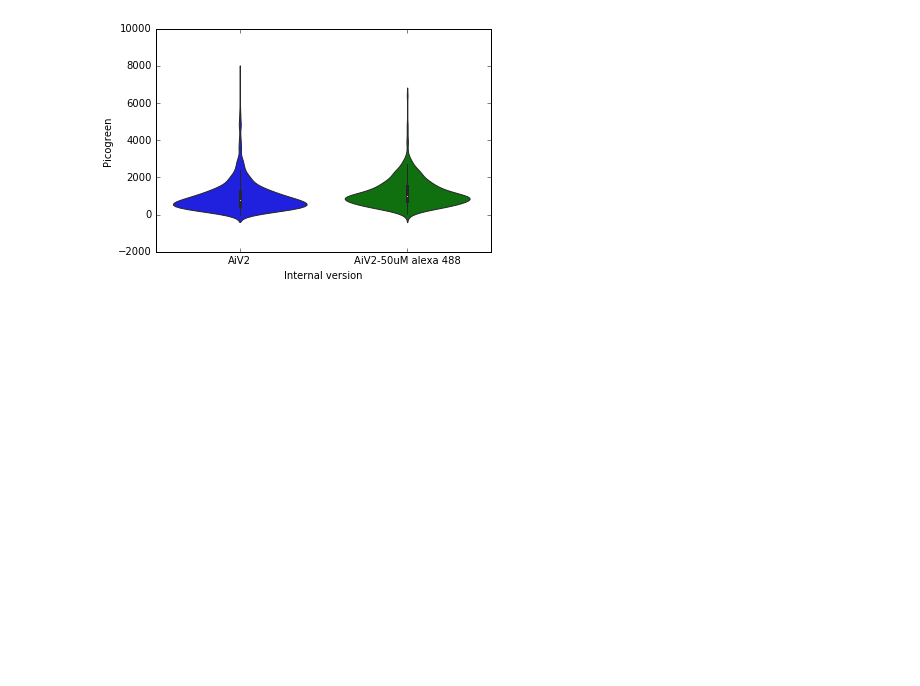
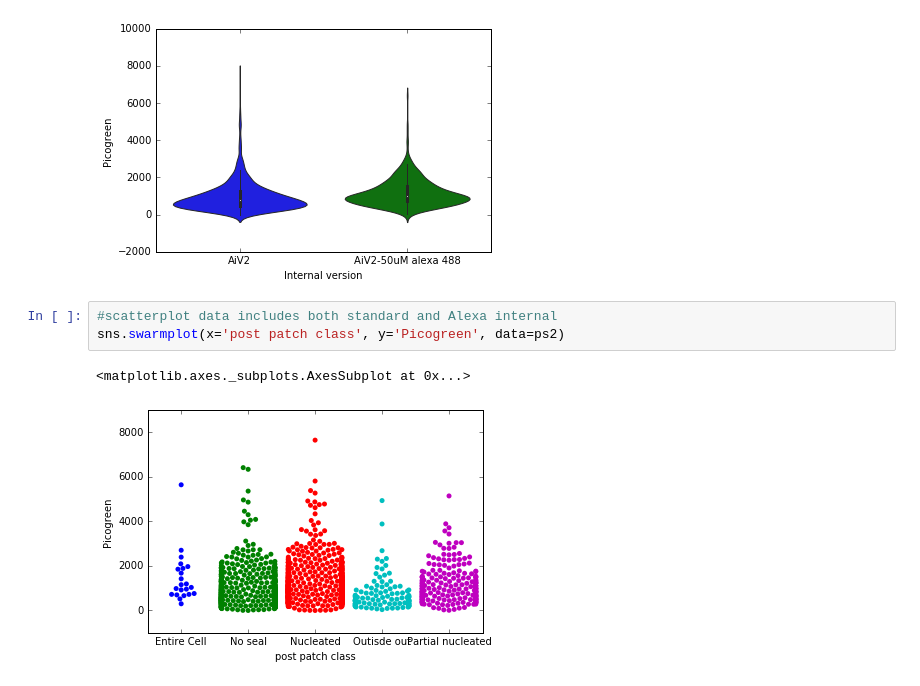
Before and after one commit to ru57y34nn/patchseq_gdoc_analysis, a Jupyter notebook: Effect_of_Alexa_on_Picogreen_Concentrations.ipynb, the cells around one changed output. Cells and saved outputs as stored; diff of their text form; blank space fills up the shorter version.

Commit message:
updated graphs

```diff
--- a/Effect_of_Alexa_on_Picogreen_Concentrations.ipynb
+++ b/Effect_of_Alexa_on_Picogreen_Concentrations.ipynb
@@ -191,3 +191,9 @@ sns.violinplot(x='Internal version', y='Picogreen', data=ps2)
 # %% [output]
 <matplotlib.axes._subplots.AxesSubplot at 0x...>
 [figure]
+# %%
+#scatterplot data includes both standard and Alexa internal
+sns.swarmplot(x='post patch class', y='Picogreen', data=ps2)
+# %% [output]
+<matplotlib.axes._subplots.AxesSubplot at 0x...>
+[figure, added]
```
Also changed, not shown: parts of 1 cell of this notebook.
